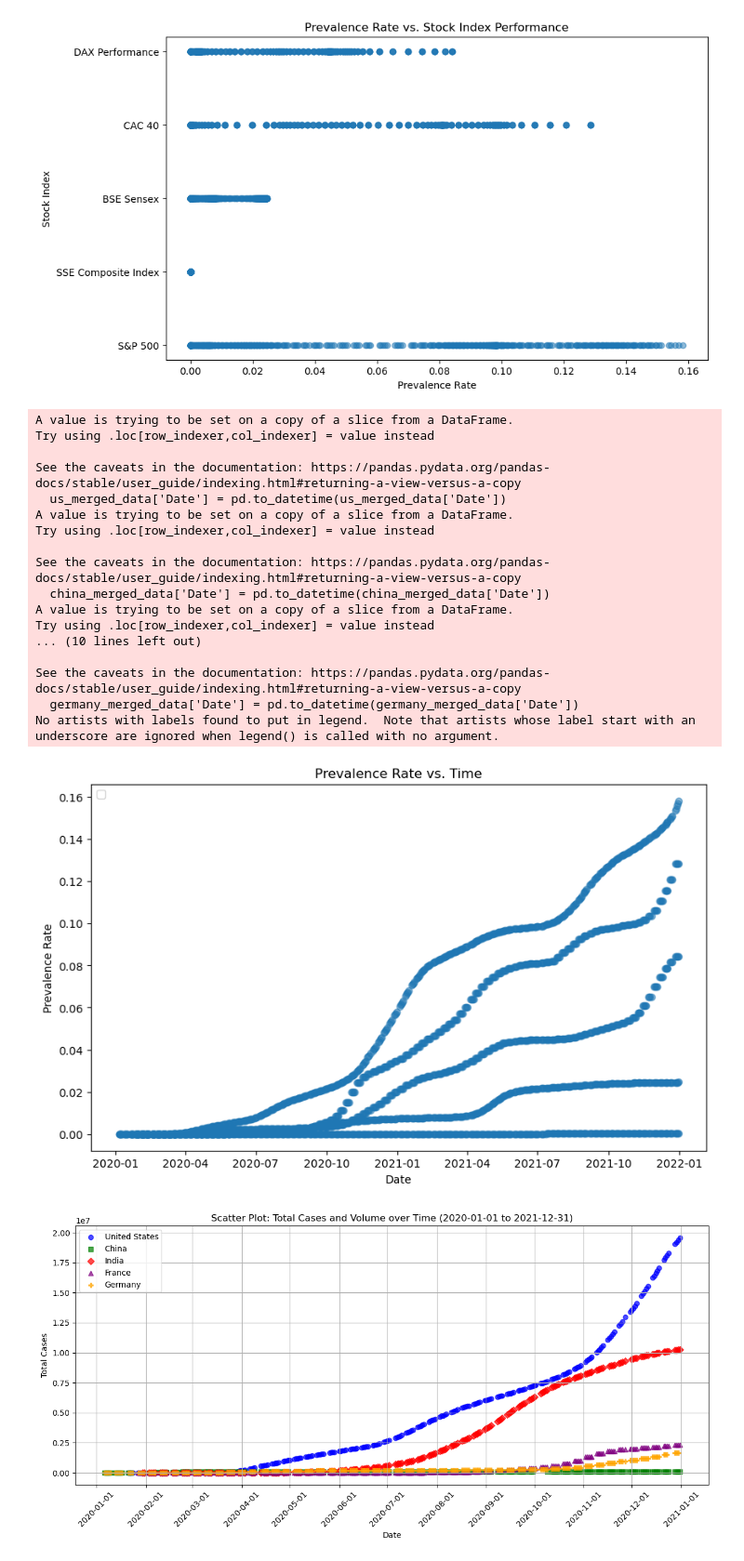
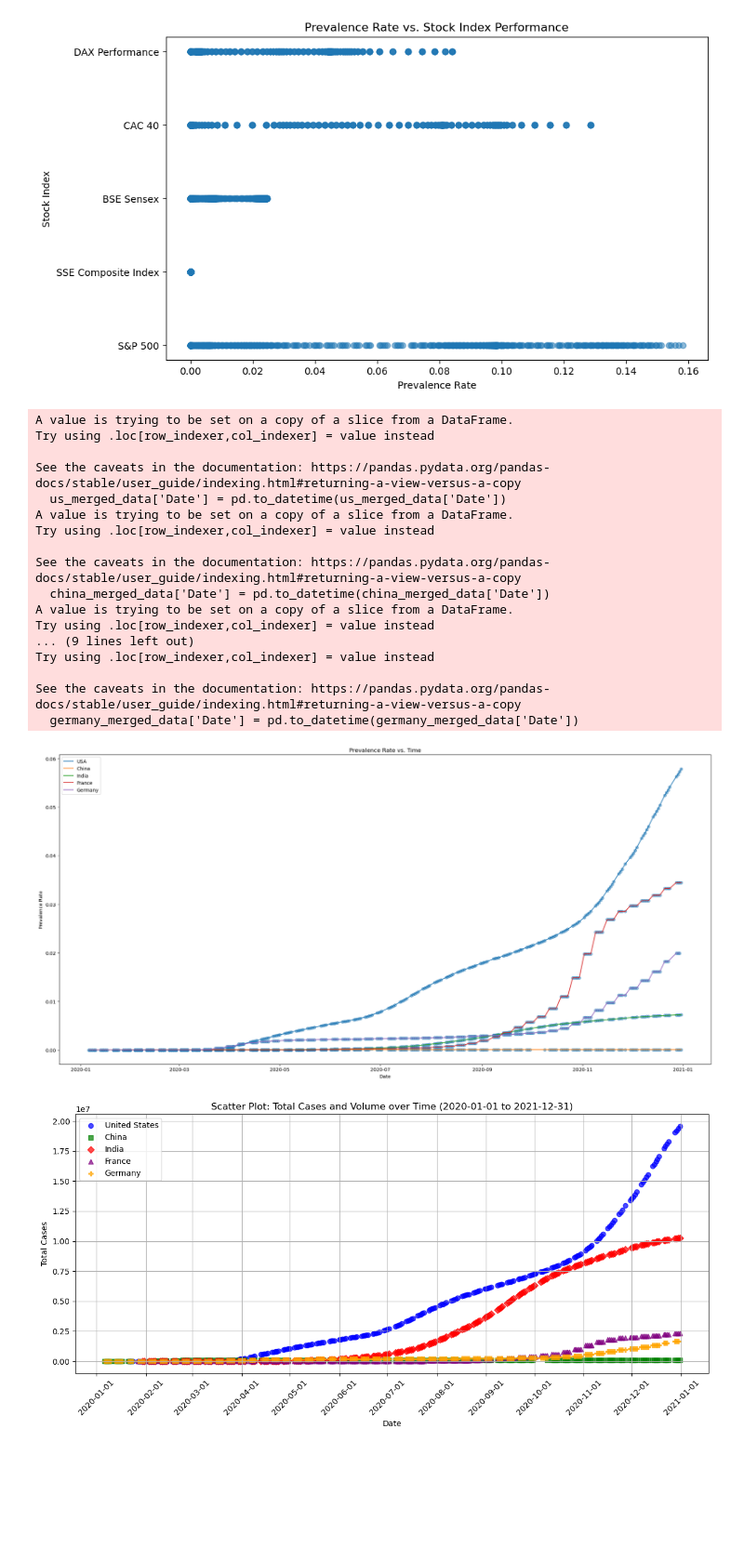
Before and after one commit to datla-ria/Project-1, a Jupyter notebook: project-1.ipynb, the cells around one changed output. Shown at 93% size. Cells and saved outputs as stored; diff of their text form; code cells hidden in the pictures; blank space fills up the shorter version.

Commit message:
more visuals

```diff
--- a/project-1.ipynb
+++ b/project-1.ipynb
@@ -916,37 +917,46 @@ germany_merged_data = merged_indices_and_covid[merged_indices_and_covid["Locatio
 us_merged_data['Date'] = pd.to_datetime(us_merged_data['Date'])
 china_merged_data['Date'] = pd.to_datetime(china_merged_data['Date'])
 india_merged_data['Date'] = pd.to_datetime(india_merged_data['Date'])
 france_merged_data['Date'] = pd.to_datetime(france_merged_data['Date'])
 germany_merged_data['Date'] = pd.to_datetime(germany_merged_data['Date'])
 
 merged_indices_and_covid = merged_indices_and_covid.dropna(subset=['Date', 'Prevalence Rate'])
 
-plt.figure(figsize=(10, 6))
+plt.figure(figsize=(20, 10))
+plt.plot(us_merged_data['Date'], us_merged_data['Prevalence Rate'], label='USA')
+plt.plot(china_merged_data['Date'], china_merged_data['Prevalence Rate'], label='China')
+plt.plot(india_merged_data['Date'], india_merged_data['Prevalence Rate'], label='India')
+plt.plot(france_merged_data['Date'], france_merged_data['Prevalence Rate'], label='France')
+plt.plot(germany_merged_data['Date'], germany_merged_data['Prevalence Rate'], label='Germany')
+
+markers = ['o', 's', 'D', '^', 'P']
+colors = ['blue', 'green', 'red', 'purple', 'orange']
 plt.scatter(merged_indices_and_covid['Date'], merged_indices_and_covid['Prevalence Rate'], alpha=0.5)
 plt.xlabel('Date')
 plt.ylabel('Prevalence Rate')
 plt.title('Prevalence Rate vs. Time')
 plt.legend(loc = 'upper left')
+plt.tight_layout()
 plt.show()
 # %% [output]
 A value is trying to be set on a copy of a slice from a DataFrame.
 Try using .loc[row_indexer,col_indexer] = value instead
 
 See the caveats in the documentation: https://pandas.pydata.org/pandas-docs/stable/user_guide/indexing.html#returning-a-view-versus-a-copy
   us_merged_data['Date'] = pd.to_datetime(us_merged_data['Date'])
 A value is trying to be set on a copy of a slice from a DataFrame.
 Try using .loc[row_indexer,col_indexer] = value instead
 
 See the caveats in the documentation: https://pandas.pydata.org/pandas-docs/stable/user_guide/indexing.html#returning-a-view-versus-a-copy
   china_merged_data['Date'] = pd.to_datetime(china_merged_data['Date'])
 A value is trying to be set on a copy of a slice from a DataFrame.
 Try using .loc[row_indexer,col_indexer] = value instead
-... (10 lines left out)
+... (9 lines left out)
+Try using .loc[row_indexer,col_indexer] = value instead
 
 See the caveats in the documentation: https://pandas.pydata.org/pandas-docs/stable/user_guide/indexing.html#returning-a-view-versus-a-copy
   germany_merged_data['Date'] = pd.to_datetime(germany_merged_data['Date'])
-No artists with labels found to put in legend.  Note that artists whose label start with an underscore are ignored when legend() is called with no argument.
-[figure, old version]
+[figure, new version]
 # %%
 # Filter data for date range from 2020-01-01 to 2021-12-31
 start_date = '2020-01-01'
```
Also changed, not shown: parts of 1 cell of this notebook.
